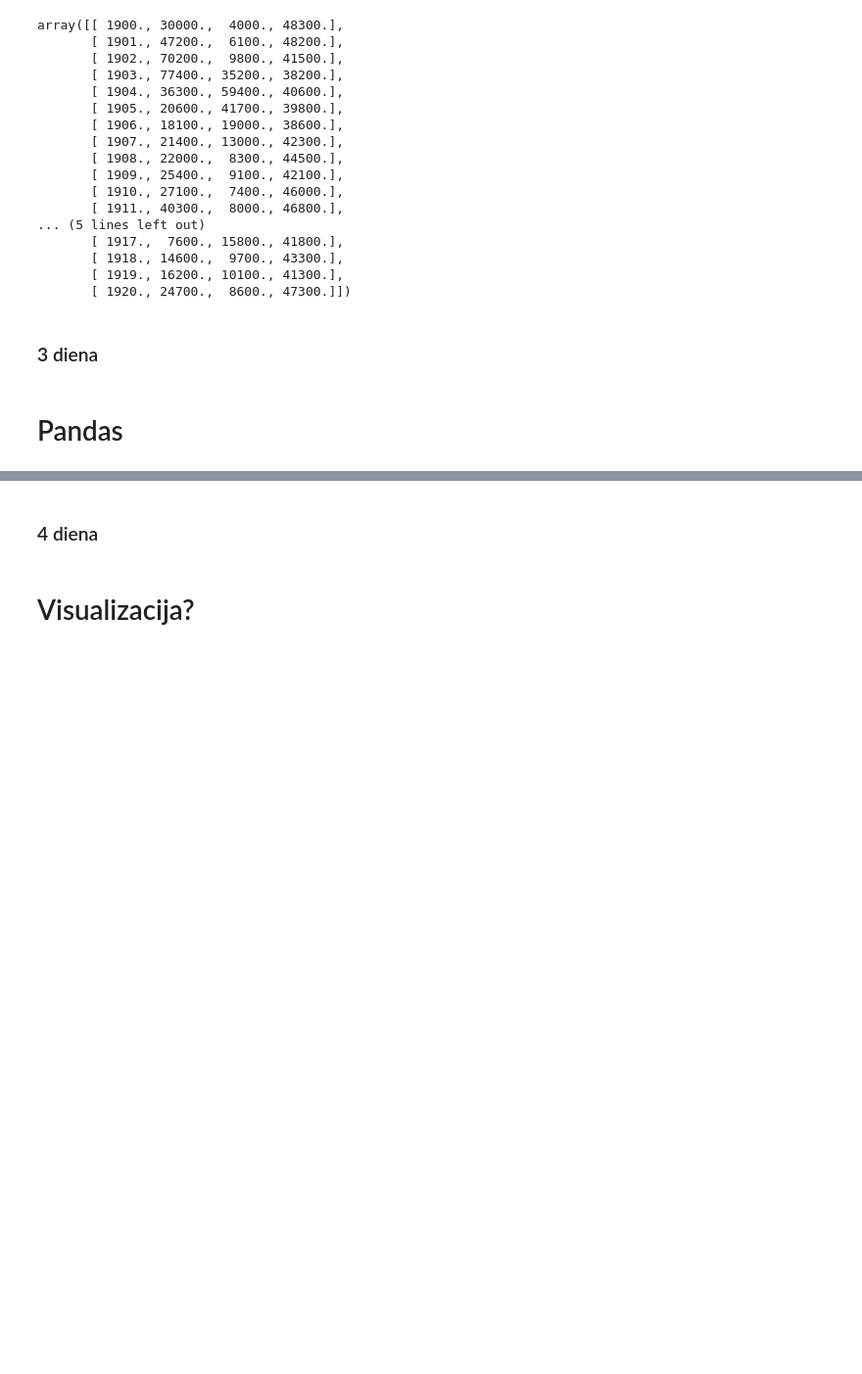
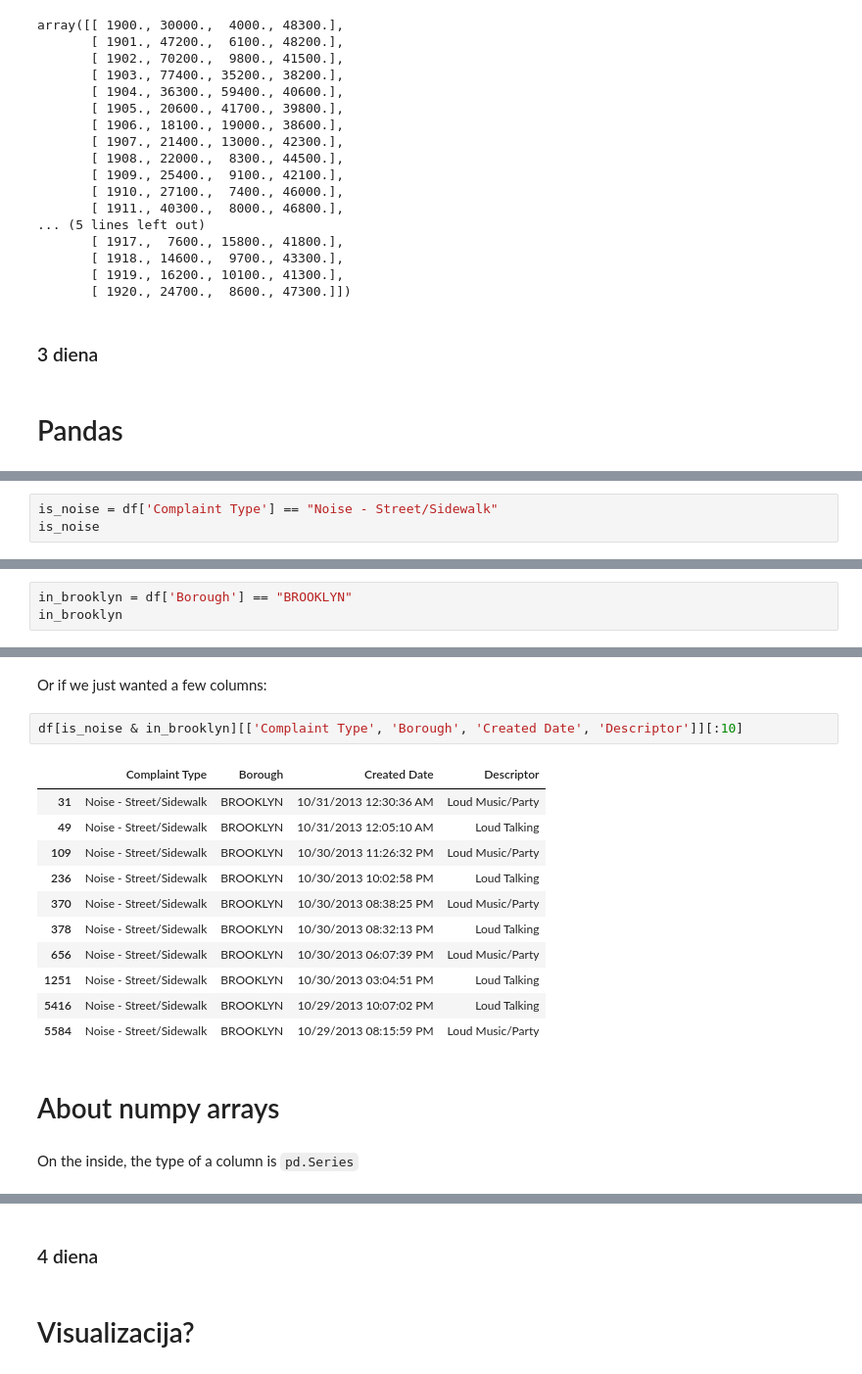
Before and after one commit to AndrejusAnto/CA-BigData-, a Jupyter notebook: Big data.ipynb, the cells around one changed output, grey strips where cells are left out. Shown: that part at 98% size. Cells and saved outputs as stored; diff of their text form; blank space fills up the shorter version.

```diff
--- a/Big data.ipynb
+++ b/Big data.ipynb
@@ -920,0 +1291,3 @@ array([[ 1900., 30000.,  4000., 48300.],
+# %%
+is_noise = df['Complaint Type'] == "Noise - Street/Sidewalk"
+is_noise
@@ -920,0 +1312,3 @@ array([[ 1900., 30000.,  4000., 48300.],
+# %%
+in_brooklyn = df['Borough'] == "BROOKLYN"
+in_brooklyn
@@ -920,0 +1343,20 @@ array([[ 1900., 30000.,  4000., 48300.],
+# %% [markdown]
+Or if we just wanted a few columns:
+# %%
+df[is_noise & in_brooklyn][['Complaint Type', 'Borough', 'Created Date', 'Descriptor']][:10]
+# %% [output]
+|  | Complaint Type | Borough | Created Date | Descriptor |
+| 31 | Noise - Street/Sidewalk | BROOKLYN | 10/31/2013 12:30:36 AM | Loud Music/Party |
+| 49 | Noise - Street/Sidewalk | BROOKLYN | 10/31/2013 12:05:10 AM | Loud Talking |
+| 109 | Noise - Street/Sidewalk | BROOKLYN | 10/30/2013 11:26:32 PM | Loud Music/Party |
+| 236 | Noise - Street/Sidewalk | BROOKLYN | 10/30/2013 10:02:58 PM | Loud Talking |
+| 370 | Noise - Street/Sidewalk | BROOKLYN | 10/30/2013 08:38:25 PM | Loud Music/Party |
+| 378 | Noise - Street/Sidewalk | BROOKLYN | 10/30/2013 08:32:13 PM | Loud Talking |
+| 656 | Noise - Street/Sidewalk | BROOKLYN | 10/30/2013 06:07:39 PM | Loud Music/Party |
+| 1251 | Noise - Street/Sidewalk | BROOKLYN | 10/30/2013 03:04:51 PM | Loud Talking |
+| 5416 | Noise - Street/Sidewalk | BROOKLYN | 10/29/2013 10:07:02 PM | Loud Talking |
+| 5584 | Noise - Street/Sidewalk | BROOKLYN | 10/29/2013 08:15:59 PM | Loud Music/Party |
+# %% [markdown]
+# About numpy arrays
+# %% [markdown]
+On the inside, the type of a column is `pd.Series`
```
Also changed, not shown: parts of 86 cells of this notebook, 3 other files.
